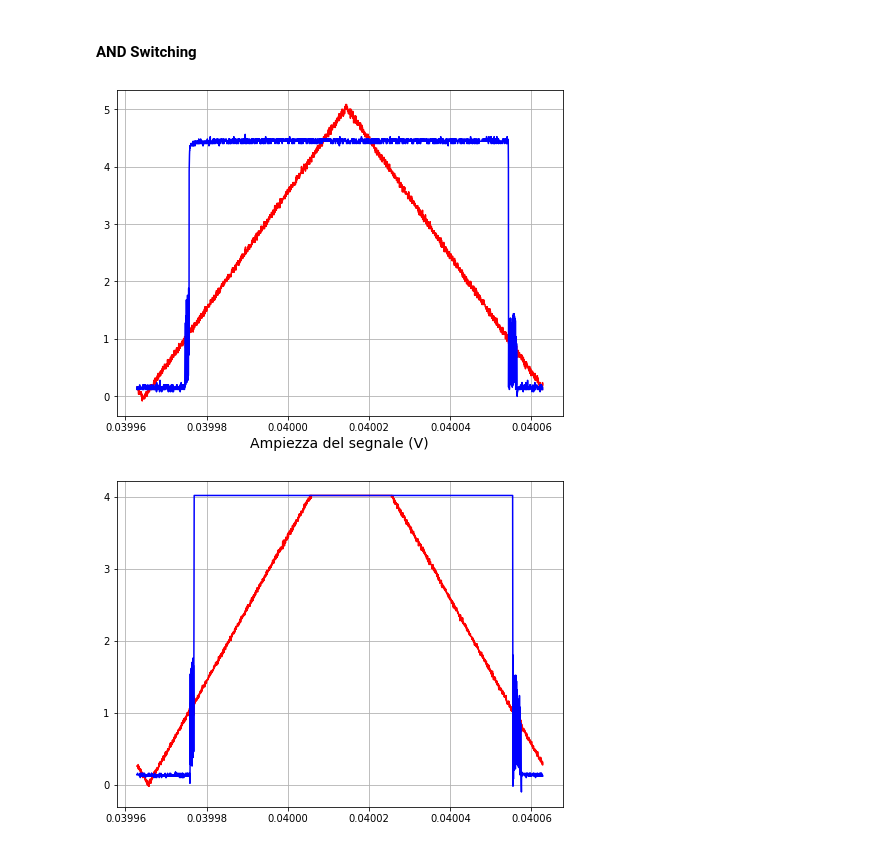
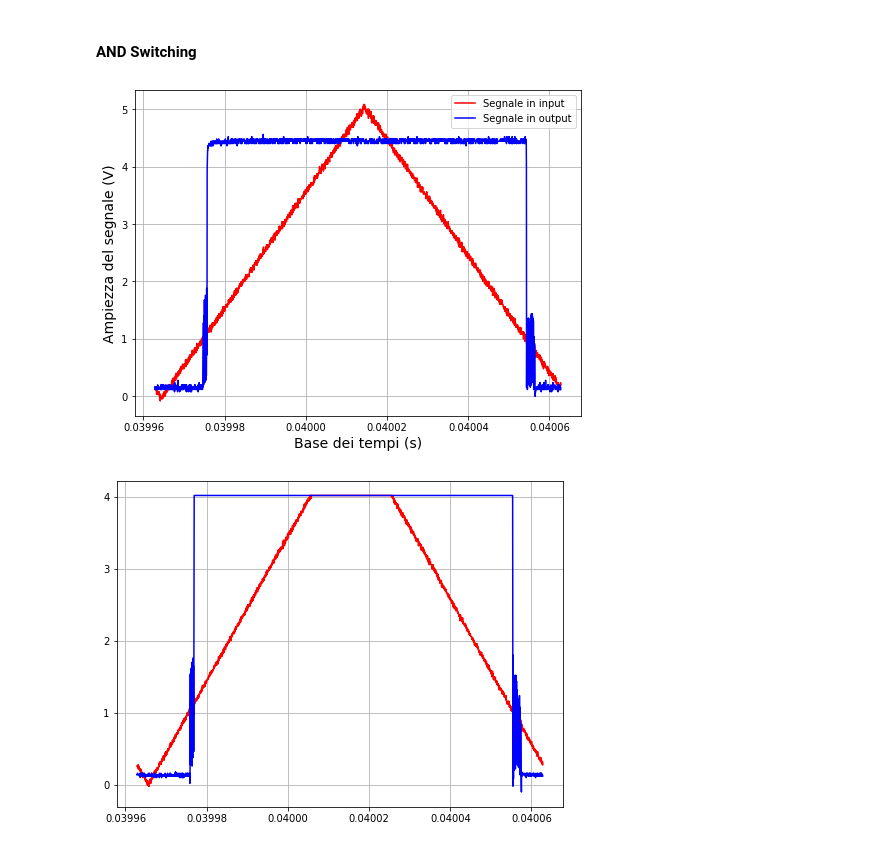
Before and after one commit to valeriopagliarino/Electronics-2021-UNITO-Public, a Jupyter notebook: analysis/2_AND_JK_BJT.ipynb, the cells around one changed output. Cells and saved outputs as stored; diff of their text form; code cells hidden in the pictures.

Commit message:
changed plot VTC transistor

```diff
--- a/analysis/2_AND_JK_BJT.ipynb
+++ b/analysis/2_AND_JK_BJT.ipynb
@@ -321,13 +321,14 @@ sig_2_and3 = CH2_and3['Data'].to_numpy().transpose()[1]
 # %%
 fig, ax  = plt.subplots(figsize=(8,6))
 ax.plot(time_1_and3, sig_1_and3, color = "red", label = "Segnale in input")
 ax.plot(time_2_and3, sig_2_and3, color = "blue", label = "Segnale in output")
 ax.grid()
 plt.xlabel("Base dei tempi (s)",fontsize=14)
-plt.xlabel("Ampiezza del segnale (V)",fontsize=14)
+plt.ylabel("Ampiezza del segnale (V)",fontsize=14)
+plt.legend()
 plt.savefig(f"{OUTPUTDIR}/and-switching.pdf")
 # %% [output]
-[figure, old version]
+[figure, new version]
 # %%
 CH1_and4 = openTek(f'{DATADIR}/26-10-21/AND-switching2/F0003CH1.CSV')
 CH2_and4 = openTek(f'{DATADIR}/26-10-21/AND-switching2/F0003CH2.CSV')
```
Also changed, not shown: parts of 2 cells of this notebook, 1 other file.
